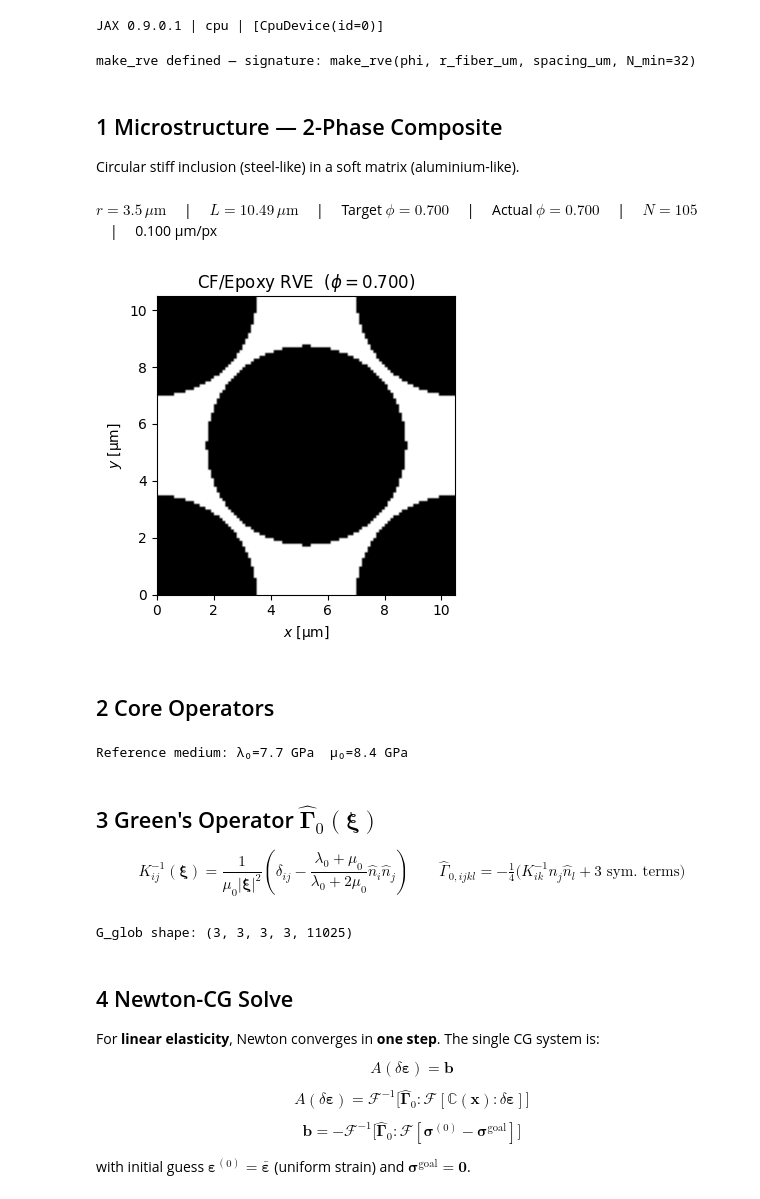
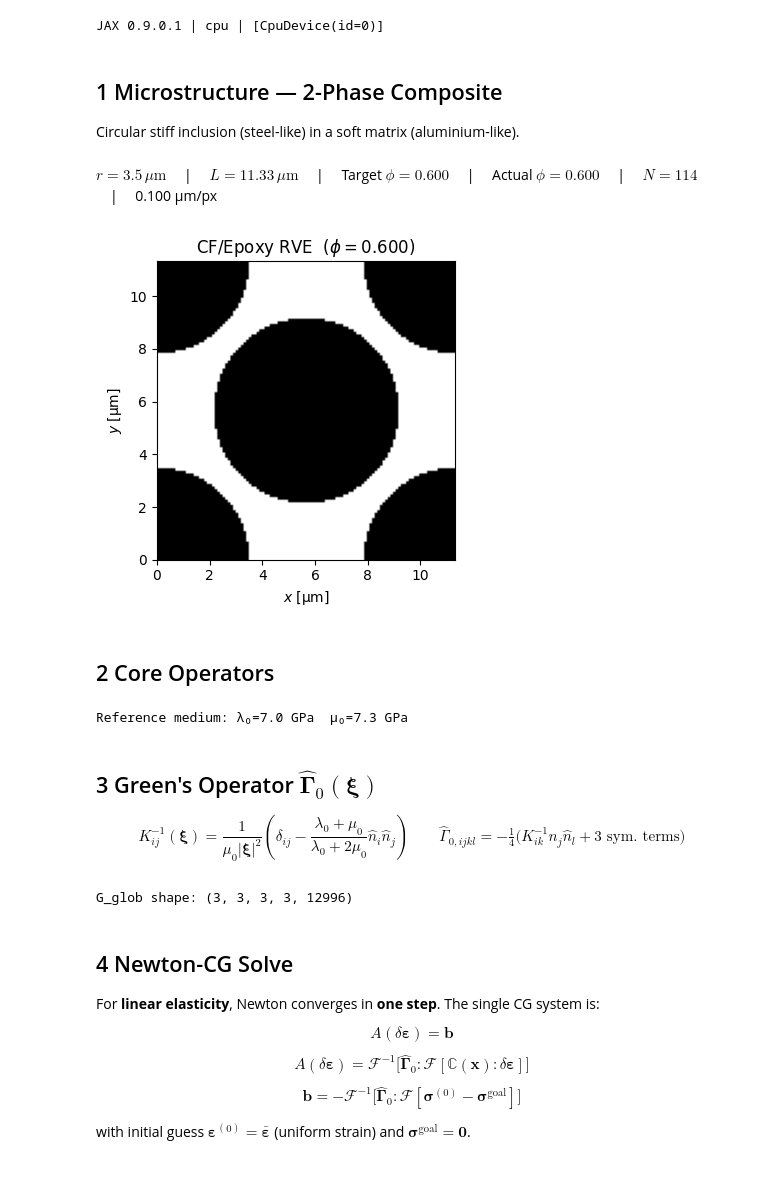
Before and after one commit to choROPeNt/FFTjax, a Jupyter notebook: notebooks/elastic_newton_cg_jax.ipynb, the cells around one changed output. Saved outputs shown, nothing was run; the diff lists cells and outputs as text; code cells hidden in the pictures.

```diff
--- a/notebooks/elastic_newton_cg_jax.ipynb
+++ b/notebooks/elastic_newton_cg_jax.ipynb
@@ -29,53 +36,6 @@ jax.config.update('jax_enable_x64', True)
 print('JAX', jax.__version__, '|', jax.default_backend(), '|', jax.devices())
 # %% [output]
 JAX 0.9.0.1 | cpu | [CpuDevice(id=0)]
-# %%
-def make_rve(phi, r_fiber_um, spacing_um, N_min=32):
-    """
-    Build the 2-fibre square-cell RVE for given volume fraction and resolution.
-
-    Parameters
-    ----------
-    phi         : float  target fibre volume fraction  (0 < phi < pi/4 ≈ 0.785)
-    r_fiber_um  : float  fibre radius  [µm]
-    spacing_um  : float  physical voxel size  [µm/px]
-    N_min       : int    minimum grid size per side (default 32)
-
-    Returns
-    -------
-    phase_np  : ndarray (N, N, 1), int   0 = matrix, 1 = fibre
-    N         : int                      voxels per side
-    n         : tuple                    (N, N, 1)
-    L         : tuple                    (L_side, L_side, 1.0) [µm]
-    phi_act   : float                    actual volume fraction on the mesh
-    """
-    phi_max = np.pi / 4                                # square-packing limit ≈ 0.785
-    if phi >= phi_max:
-        raise ValueError(f'phi={phi:.4f} exceeds square-packing max {phi_max:.4f}')
-
-    L_side = r_fiber_um * np.sqrt(2 * np.pi / phi)    # cell side [µm]
-    N      = max(N_min, int(np.ceil(L_side / spacing_um)))
-    n      = (N, N, 1)
-    L      = (L_side, L_side, 1.0)
-
-    xs = (np.arange(N) + 0.5) / N * L_side
-    X, Y = np.meshgrid(xs, xs, indexing='ij')          # (N, N)
-
-    def _circle(cx, cy):
-        dx = X - cx;  dx -= L_side * np.round(dx / L_side)
-        dy = Y - cy;  dy -= L_side * np.round(dy / L_side)
-        return dx**2 + dy**2 < r_fiber_um**2
-
-    phase_np = (_circle(0.5*L_side, 0.5*L_side) | _circle(0.0, 0.0)).astype(int)
-    phase_np = phase_np[:, :, np.newaxis]               # (N, N, 1)
-    phi_act  = float(phase_np.mean())
-
-    return phase_np, N, n, L, phi_act
-
-
-print('make_rve defined — signature: make_rve(phi, r_fiber_um, spacing_um, N_min=32)')
-# %% [output]
-make_rve defined — signature: make_rve(phi, r_fiber_um, spacing_um, N_min=32)
 # %% [markdown]
 ## 1  Microstructure — 2-Phase Composite
 
@@ -84,7 +44,7 @@ Circular stiff inclusion (steel-like) in a soft matrix (aluminium-like).
 from IPython.display import display, Markdown
 
 # ── Parameters ────────────────────────────────────────────────────────────────
-phi        = 0.7     # target fibre volume fraction
+phi        = 0.6     # target fibre volume fraction
 r_fib_um   = 3.5      # fibre radius [µm]  (7 µm diameter)
 vox_um     = 0.1    # physical voxel size [µm/px]
 
@@ -94,36 +54,36 @@ mats = [
     dict(E=28e3,  nu=0.23, name='carbon fibre'),
 ]
 
 def lame(E, nu):
     lam = E * nu / ((1 + nu) * (1 - 2*nu))
     mu  = E / (2 * (1 + nu))
     return lam, mu
 
 # ── Generate RVE ──────────────────────────────────────────────────────────────
-phase_np, N, n, L, phi_ = make_rve(phi, r_fib_um, vox_um)
+phase_np, N, n, L, phi_ = make_square_composite_rve(phi, r_fib_um, vox_um)
 N_vox  = N * N
 ndim   = 3
 phase  = jnp.array(phase_np.ravel())
 
 display(Markdown(
     f'$r = {r_fib_um}\\,\\mu\\mathrm{{m}}$'
     f' &emsp;|&emsp; $L = {L[0]:.2f}\\,\\mu\\mathrm{{m}}$'
     f' &emsp;|&emsp; Target $\\phi = {phi:.3f}$'
     f' &emsp;|&emsp; Actual $\\phi = {phi_:.3f}$'
     f' &emsp;|&emsp; $N = {N}$'
     f' &emsp;|&emsp; {vox_um:.3f} µm/px'
 ))
 
 fig, ax = plt.subplots(figsize=(4, 4))
 ax.imshow(phase_np[:, :, 0].T, origin='lower', cmap='gray_r',
           extent=[0, L[0], 0, L[1]])
 ax.set_title(f'CF/Epoxy RVE  ($\\phi = {phi_:.3f}$)')
 ax.set_xlabel('$x$ [µm]');  ax.set_ylabel('$y$ [µm]')
 ax.set_aspect('equal')
 plt.tight_layout();  plt.show()
 # %% [output]
-$r = 3.5\,\mu\mathrm{m}$ &emsp;|&emsp; $L = 10.49\,\mu\mathrm{m}$ &emsp;|&emsp; Target $\phi = 0.700$ &emsp;|&emsp; Actual $\phi = 0.700$ &emsp;|&emsp; $N = 105$ &emsp;|&emsp; 0.100 µm/px
+$r = 3.5\,\mu\mathrm{m}$ &emsp;|&emsp; $L = 11.33\,\mu\mathrm{m}$ &emsp;|&emsp; Target $\phi = 0.600$ &emsp;|&emsp; Actual $\phi = 0.600$ &emsp;|&emsp; $N = 114$ &emsp;|&emsp; 0.100 µm/px
-[figure, old version]
+[figure, new version]
 # %% [markdown]
 ## 2  Core Operators
 # %%
@@ -162,7 +122,7 @@ mu0  = float(phi_ * lame(mats[1]['E'], mats[1]['nu'])[1]
            + (1-phi_) * lame(mats[0]['E'], mats[0]['nu'])[1])
 print(f'Reference medium: λ₀={lam0/1e3:.1f} GPa  μ₀={mu0/1e3:.1f} GPa')
 # %% [output]
-Reference medium: λ₀=7.7 GPa  μ₀=8.4 GPa
+Reference medium: λ₀=7.0 GPa  μ₀=7.3 GPa
 # %% [markdown]
 ## 3  Green's Operator $\hat{\boldsymbol{\Gamma}}_0(\boldsymbol{\xi})$
 
@@ -210,7 +170,7 @@ xi_sq   = jnp.sum(xi_flat**2, axis=0)                 # (N_vox,)  — kept for l
 G_glob  = build_green_operator(xi_flat, lam0, mu0)    # (3,3,3,3,N_vox)
 print('G_glob shape:', G_glob.shape)
 # %% [output]
-G_glob shape: (3, 3, 3, 3, 11025)
+G_glob shape: (3, 3, 3, 3, 12996)
 # %% [markdown]
 ## 4  Newton-CG Solve
 
```
Also changed, not shown: parts of 9 cells of this notebook.
